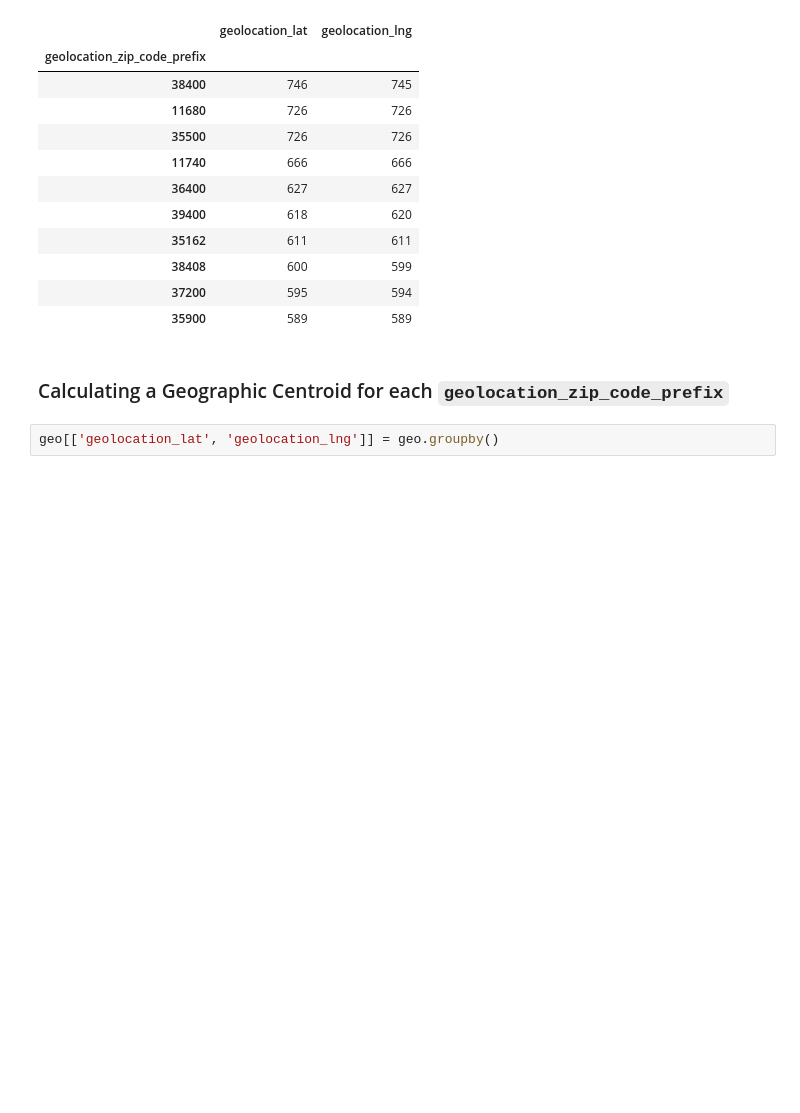
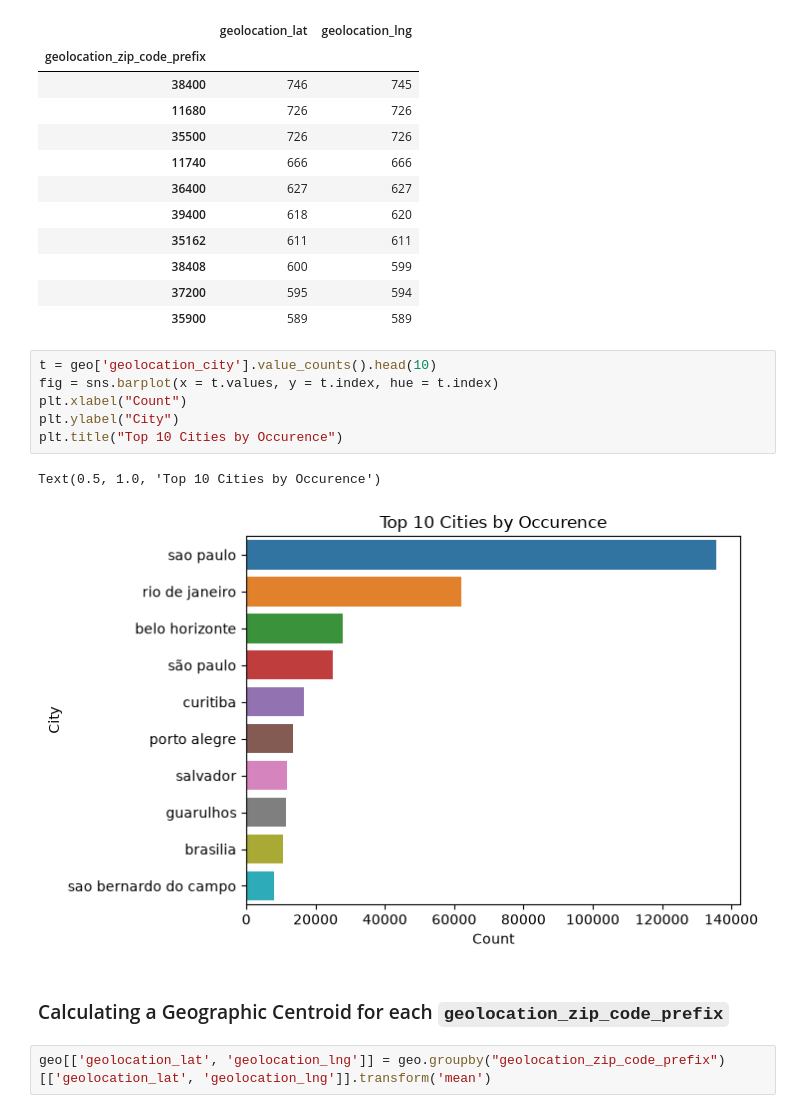
Before and after one commit to BinaryBite/Retail_Analytics_Warehouse, a Jupyter notebook: Notebooks/analysis.ipynb, the cells around one changed output. Cells and saved outputs as stored; diff of their text form; blank space fills up the shorter version.

````diff
--- a/Notebooks/analysis.ipynb
+++ b/Notebooks/analysis.ipynb
@@ -179,7 +179,16 @@ geo.groupby('geolocation_zip_code_prefix')[['geolocation_lat', 'geolocation_lng'
 | 38408 | 600 | 599 |
 | 37200 | 595 | 594 |
 | 35900 | 589 | 589 |
+# %%
+t = geo['geolocation_city'].value_counts().head(10)
+fig = sns.barplot(x = t.values, y = t.index, hue = t.index)
+plt.xlabel("Count")
+plt.ylabel("City")
+plt.title("Top 10 Cities by Occurence")
+# %% [output]
+Text(0.5, 1.0, 'Top 10 Cities by Occurence')
+[figure, added]
 # %% [markdown]
 ### Calculating a Geographic Centroid for each ```geolocation_zip_code_prefix```
 # %%
-geo[['geolocation_lat', 'geolocation_lng']] = geo.groupby()
+geo[['geolocation_lat', 'geolocation_lng']] = geo.groupby("geolocation_zip_code_prefix")[['geolocation_lat', 'geolocation_lng']].transform('mean')
````
Also changed, not shown: parts of 11 cells of this notebook, 1 other file.
